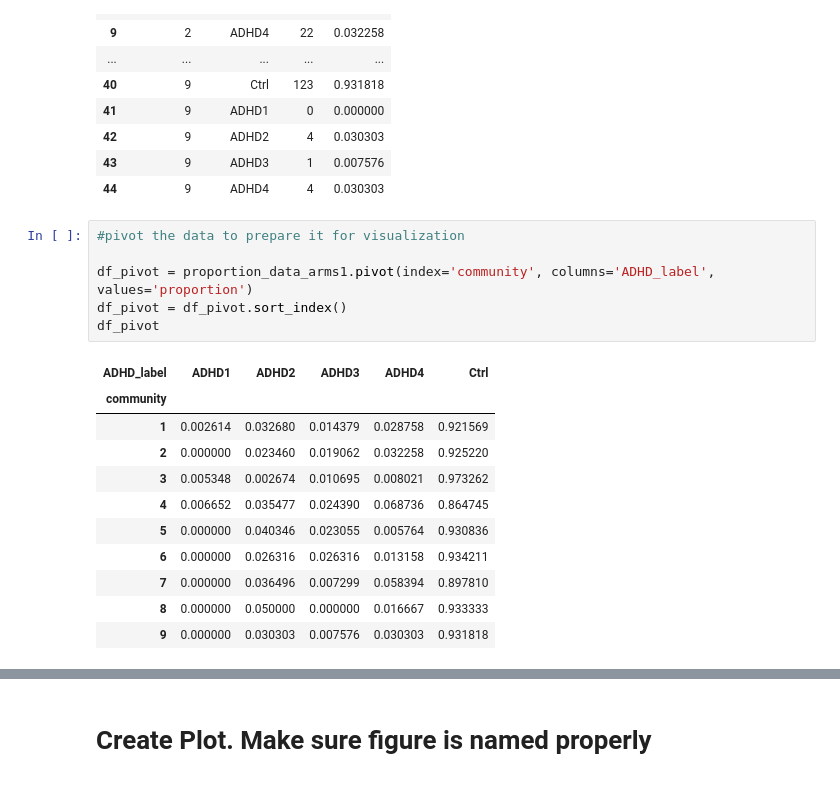
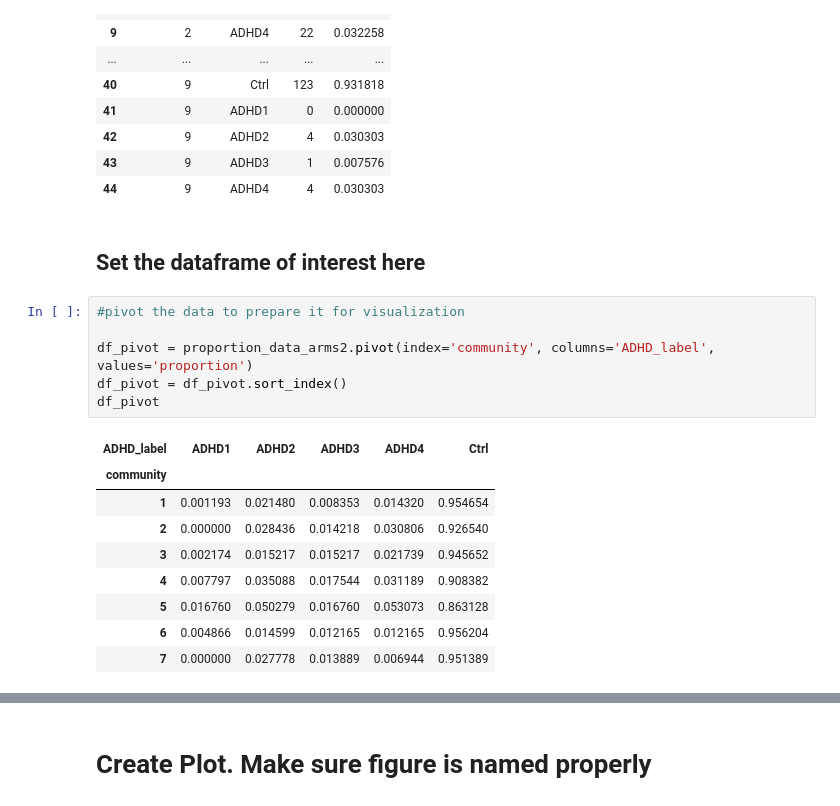
Before and after one commit to lundq163/FRF_results_viz, a Jupyter notebook: refactor/ADHD_horiz_label_fig.ipynb, the cells around one changed output, grey strips where cells are left out. Cells and saved outputs as stored; diff of their text form.

```diff
--- a/refactor/ADHD_horiz_label_fig.ipynb
+++ b/refactor/ADHD_horiz_label_fig.ipynb
@@ -314,21 +303,21 @@ proportion_data_arms1
 | 42 | 9 | ADHD2 | 4 | 0.030303 |
 | 43 | 9 | ADHD3 | 1 | 0.007576 |
 | 44 | 9 | ADHD4 | 4 | 0.030303 |
+# %% [markdown]
+## Set the dataframe of interest here
 # %%
 #pivot the data to prepare it for visualization
 
-df_pivot = proportion_data_arms1.pivot(index='community', columns='ADHD_label', values='proportion')
+df_pivot = proportion_data_arms2.pivot(index='community', columns='ADHD_label', values='proportion')
 df_pivot = df_pivot.sort_index()
 df_pivot
 # %% [output]
 | ADHD_label | ADHD1 | ADHD2 | ADHD3 | ADHD4 | Ctrl |
 | community |  |  |  |  |  |
-| 1 | 0.002614 | 0.032680 | 0.014379 | 0.028758 | 0.921569 |
-| 2 | 0.000000 | 0.023460 | 0.019062 | 0.032258 | 0.925220 |
-| 3 | 0.005348 | 0.002674 | 0.010695 | 0.008021 | 0.973262 |
-| 4 | 0.006652 | 0.035477 | 0.024390 | 0.068736 | 0.864745 |
-| 5 | 0.000000 | 0.040346 | 0.023055 | 0.005764 | 0.930836 |
-| 6 | 0.000000 | 0.026316 | 0.026316 | 0.013158 | 0.934211 |
-| 7 | 0.000000 | 0.036496 | 0.007299 | 0.058394 | 0.897810 |
-| 8 | 0.000000 | 0.050000 | 0.000000 | 0.016667 | 0.933333 |
-| 9 | 0.000000 | 0.030303 | 0.007576 | 0.030303 | 0.931818 |
+| 1 | 0.001193 | 0.021480 | 0.008353 | 0.014320 | 0.954654 |
+| 2 | 0.000000 | 0.028436 | 0.014218 | 0.030806 | 0.926540 |
+| 3 | 0.002174 | 0.015217 | 0.015217 | 0.021739 | 0.945652 |
+| 4 | 0.007797 | 0.035088 | 0.017544 | 0.031189 | 0.908382 |
+| 5 | 0.016760 | 0.050279 | 0.016760 | 0.053073 | 0.863128 |
+| 6 | 0.004866 | 0.014599 | 0.012165 | 0.012165 | 0.956204 |
+| 7 | 0.000000 | 0.027778 | 0.013889 | 0.006944 | 0.951389 |
```
Also changed, not shown: parts of 24 cells of this notebook, 6 other files.
